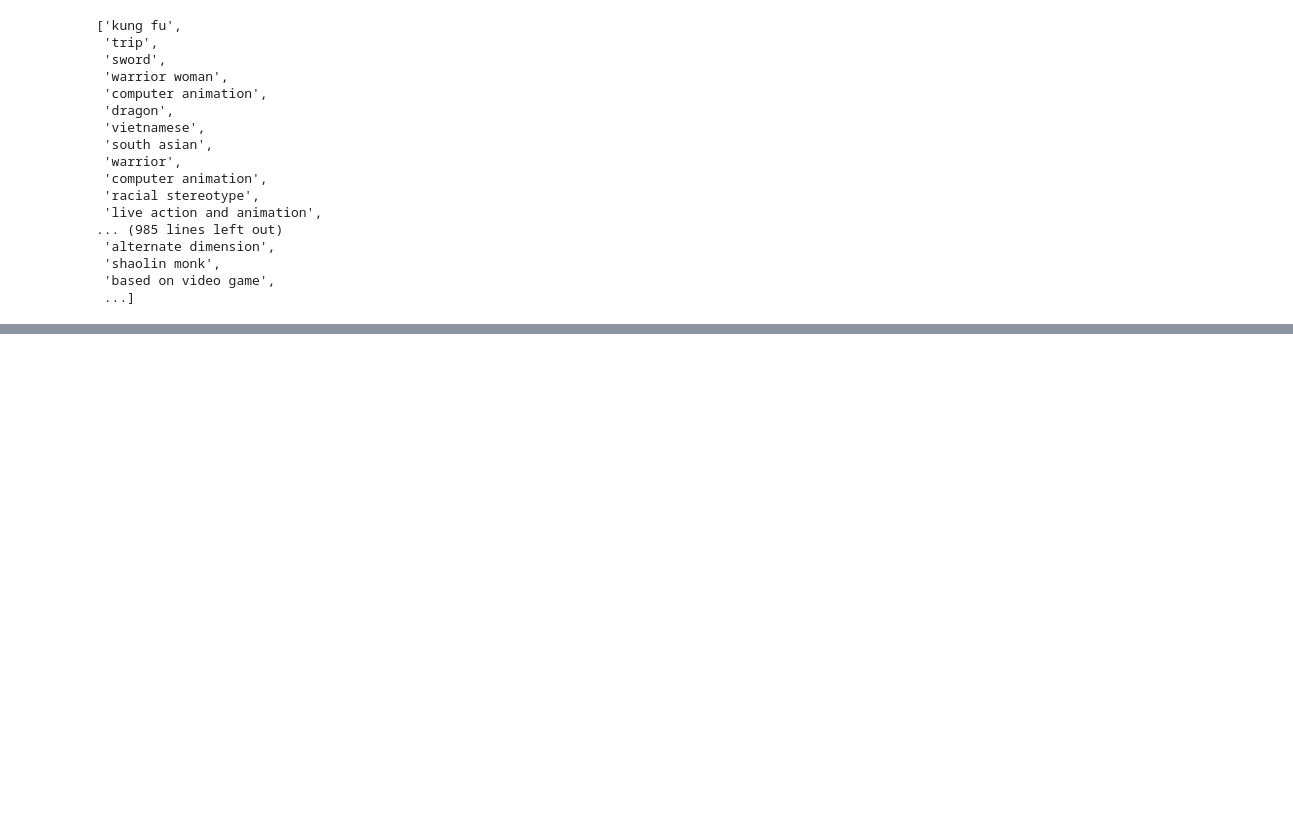
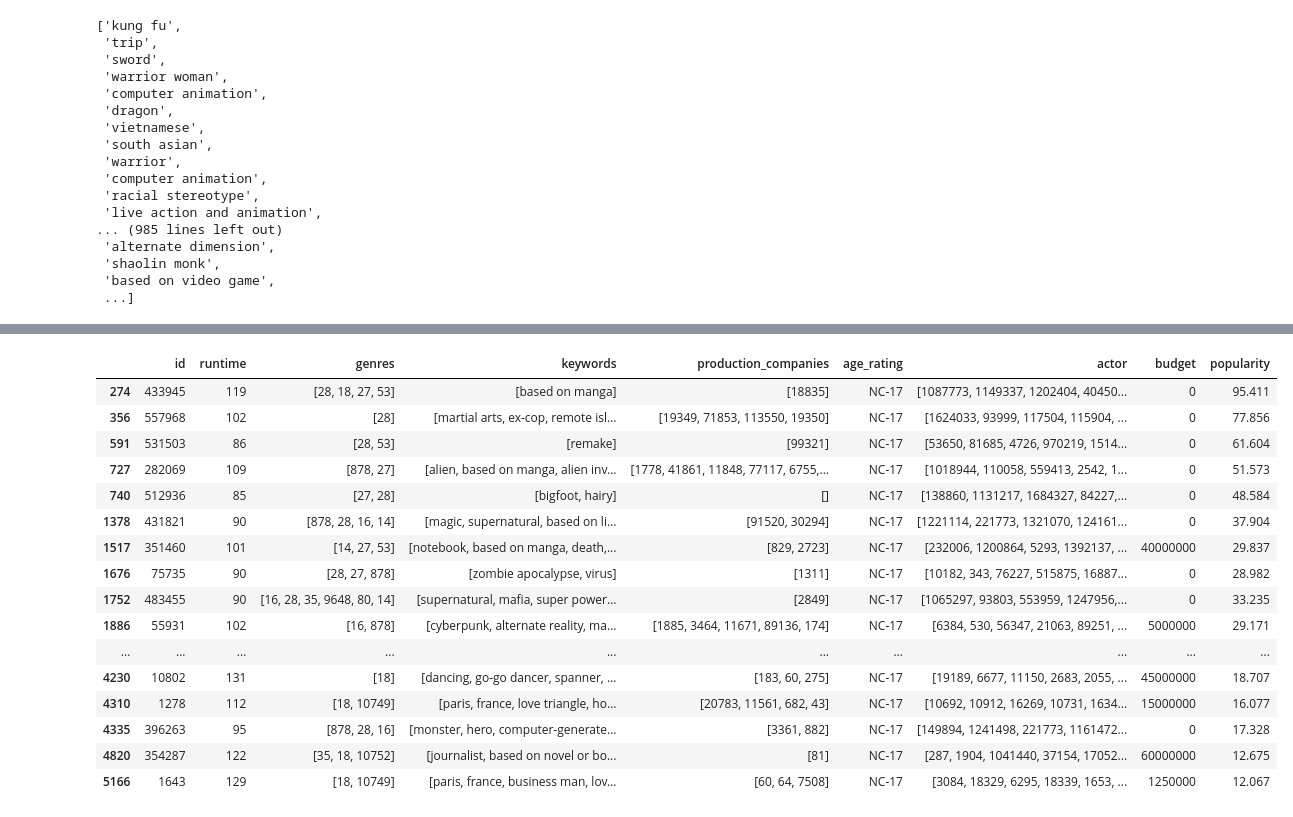
Before and after one commit to Moonhowls/CZ1115_Predicting_Age_Ratings, a Jupyter notebook: New Analysis by Word2Vec.ipynb, the cells around one changed output, grey strips where cells are left out. Saved outputs shown, nothing was run; the diff lists cells and outputs as text; code cells hidden in the pictures; blank space fills up the shorter version.

```diff
--- a/New Analysis by Word2Vec.ipynb
+++ b/New Analysis by Word2Vec.ipynb
@@ -155,0 +351,20 @@ display_closestwords_tsnescatterplot(model, "friends", 100)
+# %%
+df_clean_data[df_clean_data['age_rating'] == 'NC-17']
+# %% [output]
+|  | id | runtime | genres | keywords | production_companies | age_rating | actor | budget | popularity |
+| 274 | 433945 | 119 | [28, 18, 27, 53] | [based on manga] | [18835] | NC-17 | [1087773, 1149337, 1202404, 40450... | 0 | 95.411 |
+| 356 | 557968 | 102 | [28] | [martial arts, ex-cop, remote isl... | [19349, 71853, 113550, 19350] | NC-17 | [1624033, 93999, 117504, 115904, ... | 0 | 77.856 |
+| 591 | 531503 | 86 | [28, 53] | [remake] | [99321] | NC-17 | [53650, 81685, 4726, 970219, 1514... | 0 | 61.604 |
+| 727 | 282069 | 109 | [878, 27] | [alien, based on manga, alien inv... | [1778, 41861, 11848, 77117, 6755,... | NC-17 | [1018944, 110058, 559413, 2542, 1... | 0 | 51.573 |
+| 740 | 512936 | 85 | [27, 28] | [bigfoot, hairy] | [] | NC-17 | [138860, 1131217, 1684327, 84227,... | 0 | 48.584 |
+| 1378 | 431821 | 90 | [878, 28, 16, 14] | [magic, supernatural, based on li... | [91520, 30294] | NC-17 | [1221114, 221773, 1321070, 124161... | 0 | 37.904 |
+| 1517 | 351460 | 101 | [14, 27, 53] | [notebook, based on manga, death,... | [829, 2723] | NC-17 | [232006, 1200864, 5293, 1392137, ... | 40000000 | 29.837 |
+| 1676 | 75735 | 90 | [28, 27, 878] | [zombie apocalypse, virus] | [1311] | NC-17 | [10182, 343, 76227, 515875, 16887... | 0 | 28.982 |
+| 1752 | 483455 | 90 | [16, 28, 35, 9648, 80, 14] | [supernatural, mafia, super power... | [2849] | NC-17 | [1065297, 93803, 553959, 1247956,... | 0 | 33.235 |
+| 1886 | 55931 | 102 | [16, 878] | [cyberpunk, alternate reality, ma... | [1885, 3464, 11671, 89136, 174] | NC-17 | [6384, 530, 56347, 21063, 89251, ... | 5000000 | 29.171 |
+| ... | ... | ... | ... | ... | ... | ... | ... | ... | ... |
+| 4230 | 10802 | 131 | [18] | [dancing, go-go dancer, spanner, ... | [183, 60, 275] | NC-17 | [19189, 6677, 11150, 2683, 2055, ... | 45000000 | 18.707 |
+| 4310 | 1278 | 112 | [18, 10749] | [paris, france, love triangle, ho... | [20783, 11561, 682, 43] | NC-17 | [10692, 10912, 16269, 10731, 1634... | 15000000 | 16.077 |
+| 4335 | 396263 | 95 | [878, 28, 16] | [monster, hero, computer-generate... | [3361, 882] | NC-17 | [149894, 1241498, 221773, 1161472... | 0 | 17.328 |
+| 4820 | 354287 | 122 | [35, 18, 10752] | [journalist, based on novel or bo... | [81] | NC-17 | [287, 1904, 1041440, 37154, 17052... | 60000000 | 12.675 |
+| 5166 | 1643 | 129 | [18, 10749] | [paris, france, business man, lov... | [60, 64, 7508] | NC-17 | [3084, 18329, 6295, 18339, 1653, ... | 1250000 | 12.067 |
```
Also changed, not shown: parts of 27 cells of this notebook.
